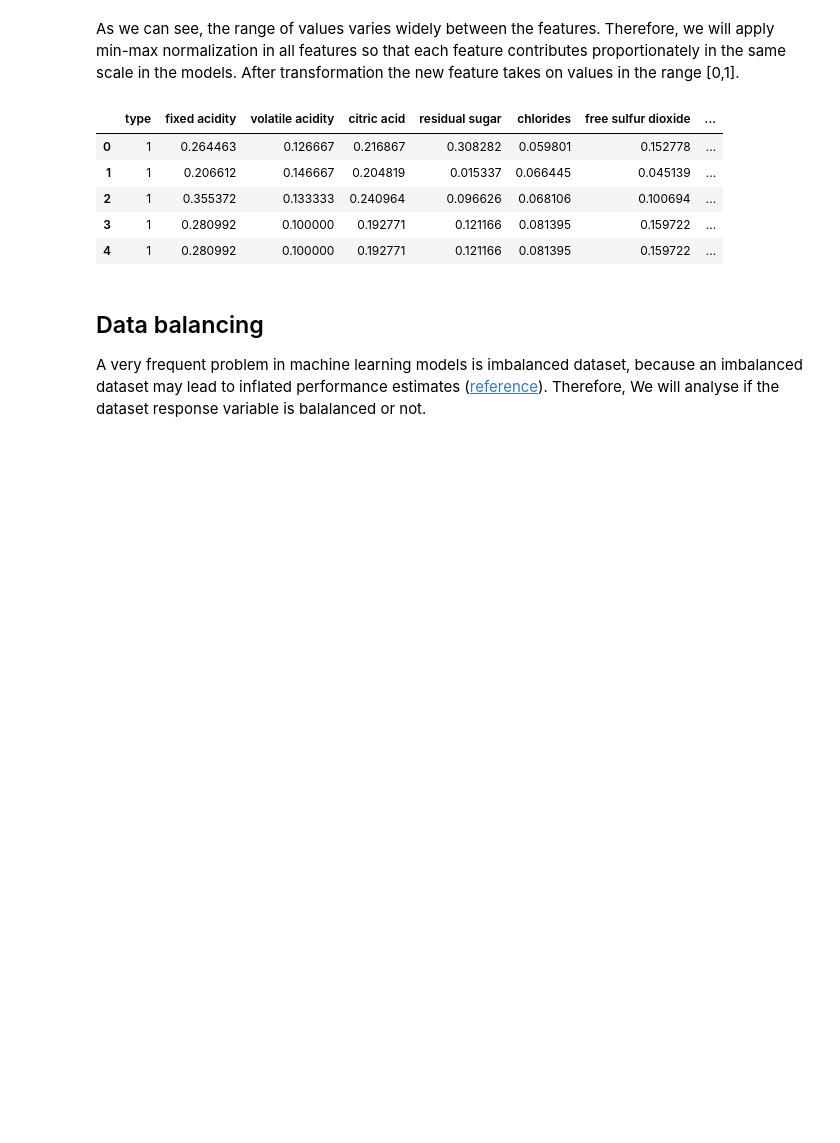
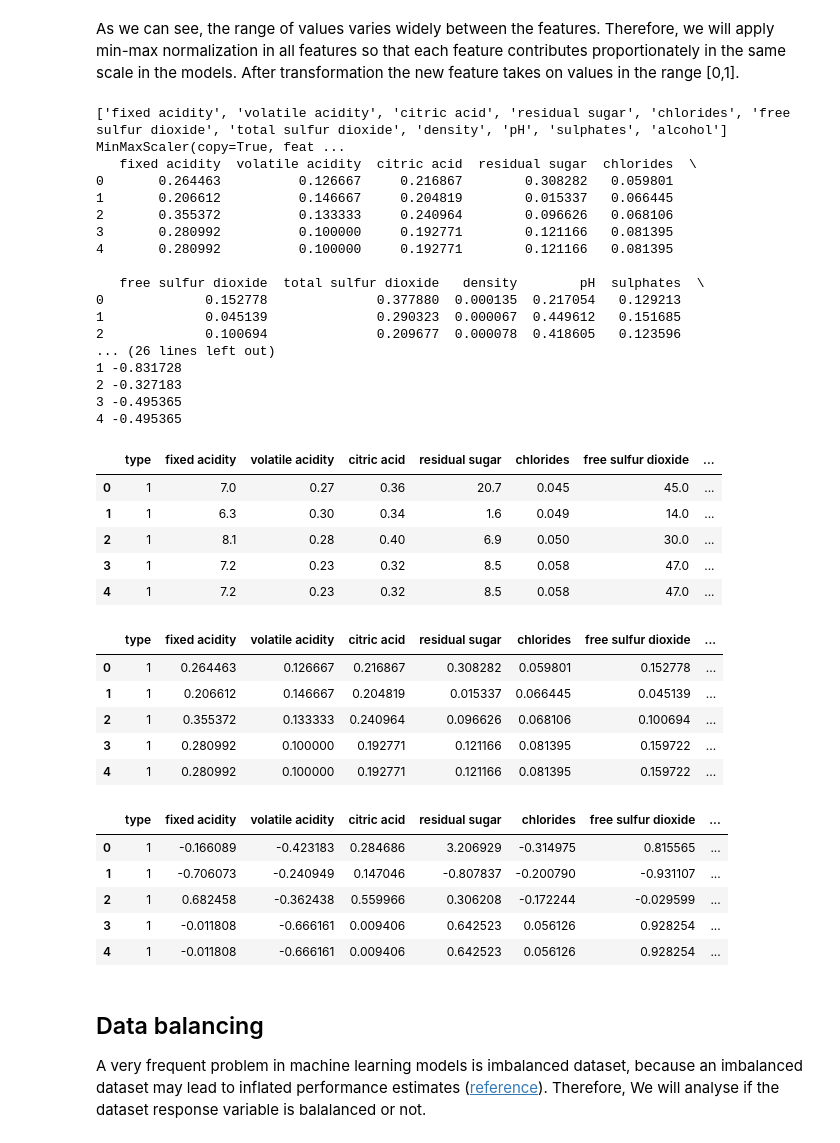
Before and after one commit to fernandojunior/wine-test, a Jupyter notebook: notebook.ipynb, the cells around one changed output. Saved outputs shown, nothing was run; the diff lists cells and outputs as text; code cells hidden in the pictures; blank space fills up the shorter version.

```diff
--- a/notebook.ipynb
+++ b/notebook.ipynb
@@ -182,23 +182,67 @@ sns.boxplot(data=X_all, orient="h", palette="Set2")
 # %% [markdown]
 As we can see, the range of values varies widely between the features. Therefore, we will apply min-max normalization in all features so that each feature contributes proportionately in the same scale in the models. After transformation the new feature takes on values in the range \[0,1\].
 # %%
-from sklearn.preprocessing import MinMaxScaler
+from sklearn.preprocessing import MinMaxScaler, StandardScaler
 
 def scale_features(X):
+    X = X.copy()
     scaler = MinMaxScaler()
     features = list(X_all.select_dtypes(include=['float64']).columns)
+    print(features, scaler)
     X[features] = scaler.fit_transform(X_all[features])
+    print(X[features].head())
     return X
 
-X_all = scale_features(X_all)
+def scale_features2(X):
+    X = X.copy()
+    scaler = StandardScaler()
+    features = list(X_all.select_dtypes(include=['float64']).columns)
+    print(features, scaler)
+    X[features] = scaler.fit_transform(X_all[features])
+    print(X[features].head())
+    return X
+
+X_scaled = scale_features(X_all)
+X_scaled2 = scale_features2(X_all)
 display(X_all.head())
+display(X_scaled.head())
+display(X_scaled2.head())
 # %% [output]
+['fixed acidity', 'volatile acidity', 'citric acid', 'residual sugar', 'chlorides', 'free sulfur dioxide', 'total sulfur dioxide', 'density', 'pH', 'sulphates', 'alcohol'] MinMaxScaler(copy=True, feat ...
+   fixed acidity  volatile acidity  citric acid  residual sugar  chlorides  \
+0       0.264463          0.126667     0.216867        0.308282   0.059801
+1       0.206612          0.146667     0.204819        0.015337   0.066445
+2       0.355372          0.133333     0.240964        0.096626   0.068106
+3       0.280992          0.100000     0.192771        0.121166   0.081395
+4       0.280992          0.100000     0.192771        0.121166   0.081395
+
+   free sulfur dioxide  total sulfur dioxide   density        pH  sulphates  \
+0             0.152778              0.377880  0.000135  0.217054   0.129213
+1             0.045139              0.290323  0.000067  0.449612   0.151685
+2             0.100694              0.209677  0.000078  0.418605   0.123596
+... (26 lines left out)
+1 -0.831728
+2 -0.327183
+3 -0.495365
+4 -0.495365
 |  | type | fixed acidity | volatile acidity | citric acid | residual sugar | chlorides | free sulfur dioxide | ... |
-| 0 | 1 | 0.264463 | 0.126667 | 0.216867 | 0.308282 | 0.059801 | 0.152778 | ... |
-| 1 | 1 | 0.206612 | 0.146667 | 0.204819 | 0.015337 | 0.066445 | 0.045139 | ... |
-| 2 | 1 | 0.355372 | 0.133333 | 0.240964 | 0.096626 | 0.068106 | 0.100694 | ... |
-| 3 | 1 | 0.280992 | 0.100000 | 0.192771 | 0.121166 | 0.081395 | 0.159722 | ... |
-| 4 | 1 | 0.280992 | 0.100000 | 0.192771 | 0.121166 | 0.081395 | 0.159722 | ... |
+| 0 | 1 | 7.0 | 0.27 | 0.36 | 20.7 | 0.045 | 45.0 | ... |
+| 1 | 1 | 6.3 | 0.30 | 0.34 | 1.6 | 0.049 | 14.0 | ... |
+| 2 | 1 | 8.1 | 0.28 | 0.40 | 6.9 | 0.050 | 30.0 | ... |
+| 3 | 1 | 7.2 | 0.23 | 0.32 | 8.5 | 0.058 | 47.0 | ... |
+| 4 | 1 | 7.2 | 0.23 | 0.32 | 8.5 | 0.058 | 47.0 | ... |
+|  | type | fixed acidity | volatile acidity | citric acid | residual sugar | chlorides | free sulfur dioxide | ... |
+| 0 | 1 | 0.264463 | 0.126667 | 0.216867 | 0.308282 | 0.059801 | 0.152778 | ... |
+| 1 | 1 | 0.206612 | 0.146667 | 0.204819 | 0.015337 | 0.066445 | 0.045139 | ... |
+| 2 | 1 | 0.355372 | 0.133333 | 0.240964 | 0.096626 | 0.068106 | 0.100694 | ... |
+| 3 | 1 | 0.280992 | 0.100000 | 0.192771 | 0.121166 | 0.081395 | 0.159722 | ... |
+| 4 | 1 | 0.280992 | 0.100000 | 0.192771 | 0.121166 | 0.081395 | 0.159722 | ... |
+|  | type | fixed acidity | volatile acidity | citric acid | residual sugar | chlorides | free sulfur dioxide | ... |
+| 0 | 1 | -0.166089 | -0.423183 | 0.284686 | 3.206929 | -0.314975 | 0.815565 | ... |
+| 1 | 1 | -0.706073 | -0.240949 | 0.147046 | -0.807837 | -0.200790 | -0.931107 | ... |
+| 2 | 1 | 0.682458 | -0.362438 | 0.559966 | 0.306208 | -0.172244 | -0.029599 | ... |
+| 3 | 1 | -0.011808 | -0.666161 | 0.009406 | 0.642523 | 0.056126 | 0.928254 | ... |
+| 4 | 1 | -0.011808 | -0.666161 | 0.009406 | 0.642523 | 0.056126 | 0.928254 | ... |
 # %% [markdown]
 ## Data balancing
 
```
Also changed, not shown: parts of 4 cells of this notebook, 1 other file.
